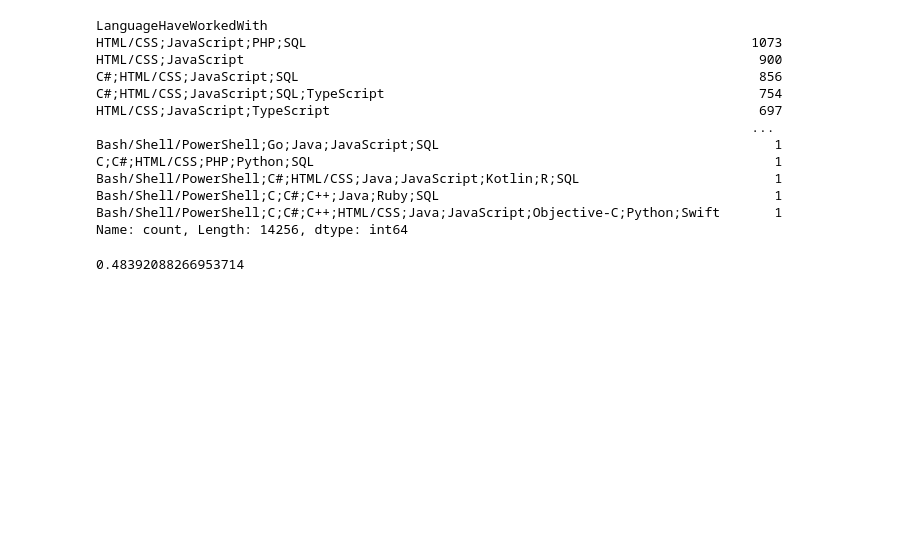
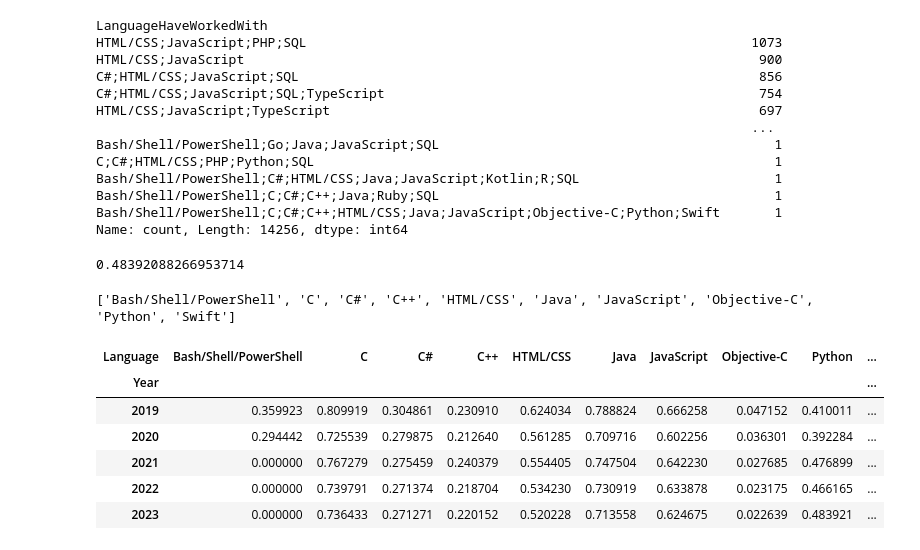
Before and after one commit to AlbertFlatscher/Stackoverflow_Survey_over_Time, a Jupyter notebook: Shifts_in_Programming_Preferences_from_2019_to_2024.ipynb, the cells around one changed output. Drawn from its saved outputs; the diff is of its cells as text; code cells hidden in the pictures; blank space fills up the shorter version.

```diff
--- a/Shifts_in_Programming_Preferences_from_2019_to_2024.ipynb
+++ b/Shifts_in_Programming_Preferences_from_2019_to_2024.ipynb
@@ -283,3 +286,16 @@ language = 'Python'
 get_Language_ratio(year, language)
 # %% [output]
 0.48392088266953714
+# %%
+# get list of the languages
+
+# value counts gives us a series with index Answer
+language_answer_vc = combined_df[combined_df['Year']=='2020']['LanguageHaveWorkedWith'].value_counts()
+
+# loop through vc and isolate single languages
+for answer in language_answer_vc.index:
+    languages = answer.split(';')
+
+print(languages)
+# %% [output]
+['Bash/Shell/PowerShell', 'C', 'C#', 'C++', 'HTML/CSS', 'Java', 'JavaScript', 'Objective-C', 'Python', 'Swift']
@@ -285,0 +320,10 @@ get_Language_ratio(year, language)
+# %%
+ratio_df.head()
+# %% [output]
+| Language | Bash/Shell/PowerShell | C | C# | C++ | HTML/CSS | Java | JavaScript | Objective-C | Python | ... |
+| Year |  |  |  |  |  |  |  |  |  | ... |
+| 2019 | 0.359923 | 0.809919 | 0.304861 | 0.230910 | 0.624034 | 0.788824 | 0.666258 | 0.047152 | 0.410011 | ... |
+| 2020 | 0.294442 | 0.725539 | 0.279875 | 0.212640 | 0.561285 | 0.709716 | 0.602256 | 0.036301 | 0.392284 | ... |
+| 2021 | 0.000000 | 0.767279 | 0.275459 | 0.240379 | 0.554405 | 0.747504 | 0.642230 | 0.027685 | 0.476899 | ... |
+| 2022 | 0.000000 | 0.739791 | 0.271374 | 0.218704 | 0.534230 | 0.730919 | 0.633878 | 0.023175 | 0.466165 | ... |
+| 2023 | 0.000000 | 0.736433 | 0.271271 | 0.220152 | 0.520228 | 0.713558 | 0.624675 | 0.022639 | 0.483921 | ... |
```
Also changed, not shown: parts of 9 cells of this notebook.
